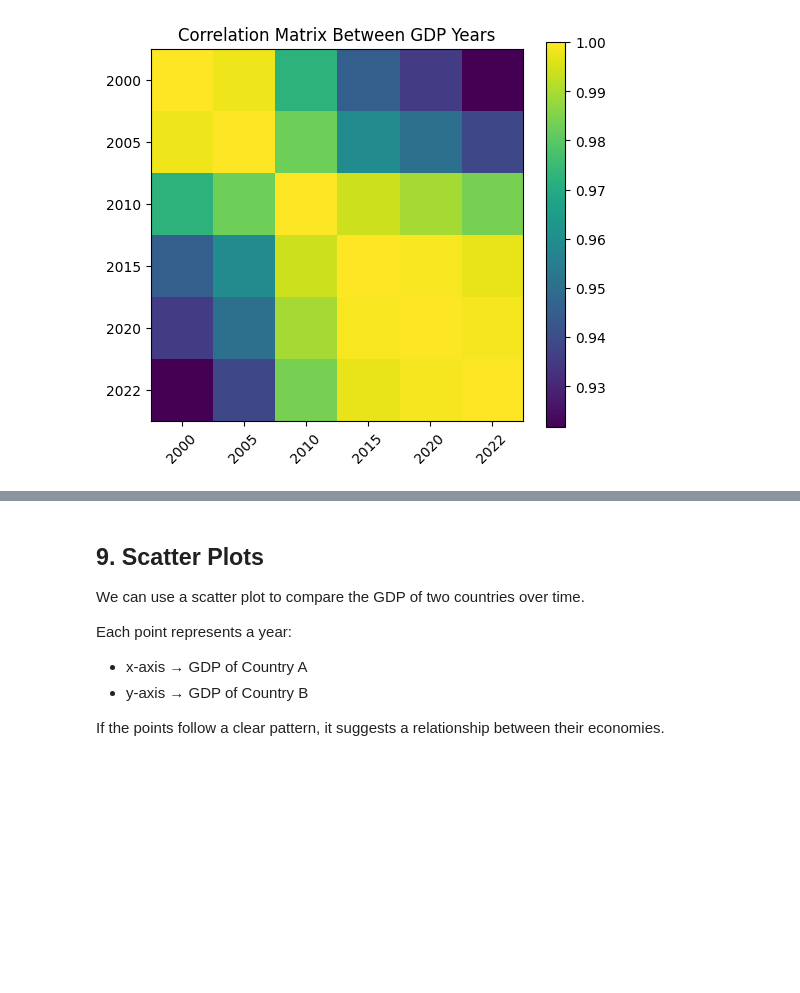
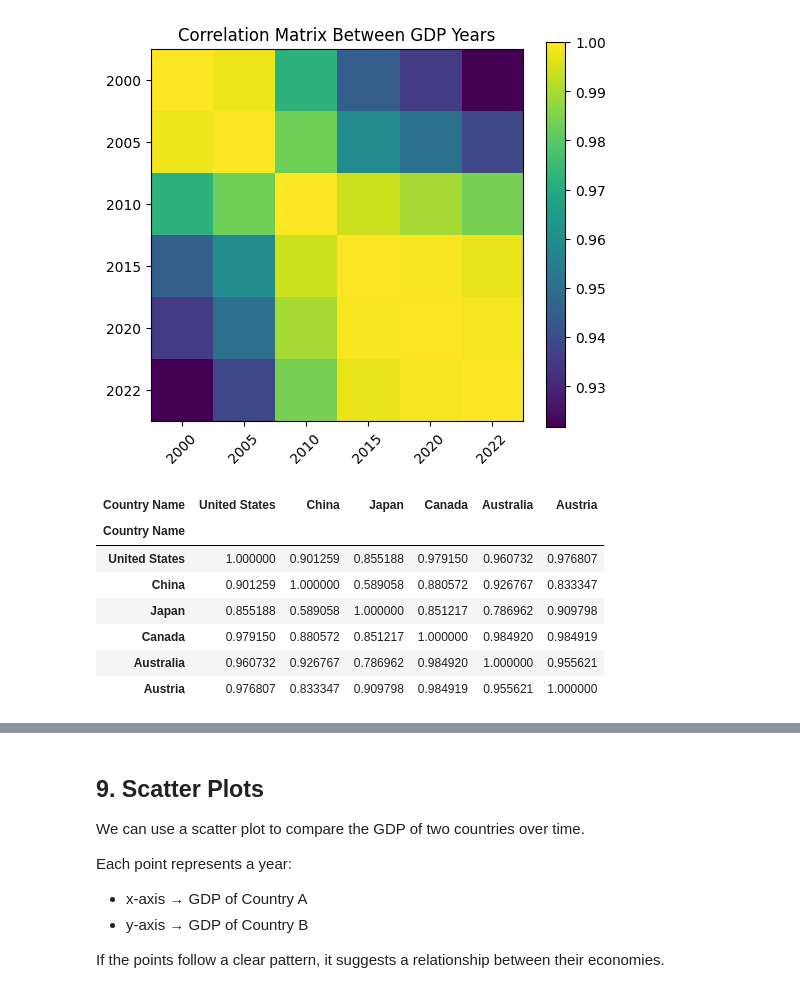
Before and after one commit to shokun723/Summer_Workshop_ShoRydberg, a Jupyter notebook: 0_Class_Notebooks/01_Know_Data_Numerical.ipynb, the cells around one changed output, grey strips where cells are left out. Cells and saved outputs as stored; diff of their text form; code cells hidden in the pictures; blank space fills up the shorter version.

```diff
--- a/0_Class_Notebooks/01_Know_Data_Numerical.ipynb
+++ b/0_Class_Notebooks/01_Know_Data_Numerical.ipynb
@@ -445,3 +407,29 @@ plt.title("Correlation Matrix Between GDP Years")
 plt.show()
 # %% [output]
 [figure]
+# %%
+selected_countries = [
+    "United States",
+    "China",
+    "Japan",
+    "Canada",
+    "Australia",
+    "Austria"
+]
+
+# Select only these countries from the transposed dataset
+country_data = gdp_transposed[selected_countries]
+
+# Compute correlation matrix
+corr_matrix = country_data.corr()
+
+corr_matrix
+# %% [output]
+| Country Name | United States | China | Japan | Canada | Australia | Austria |
+| Country Name |  |  |  |  |  |  |
+| United States | 1.000000 | 0.901259 | 0.855188 | 0.979150 | 0.960732 | 0.976807 |
+| China | 0.901259 | 1.000000 | 0.589058 | 0.880572 | 0.926767 | 0.833347 |
+| Japan | 0.855188 | 0.589058 | 1.000000 | 0.851217 | 0.786962 | 0.909798 |
+| Canada | 0.979150 | 0.880572 | 0.851217 | 1.000000 | 0.984920 | 0.984919 |
+| Australia | 0.960732 | 0.926767 | 0.786962 | 0.984920 | 1.000000 | 0.955621 |
+| Austria | 0.976807 | 0.833347 | 0.909798 | 0.984919 | 0.955621 | 1.000000 |
```
Also changed, not shown: parts of 14 cells of this notebook, 1 other file.
